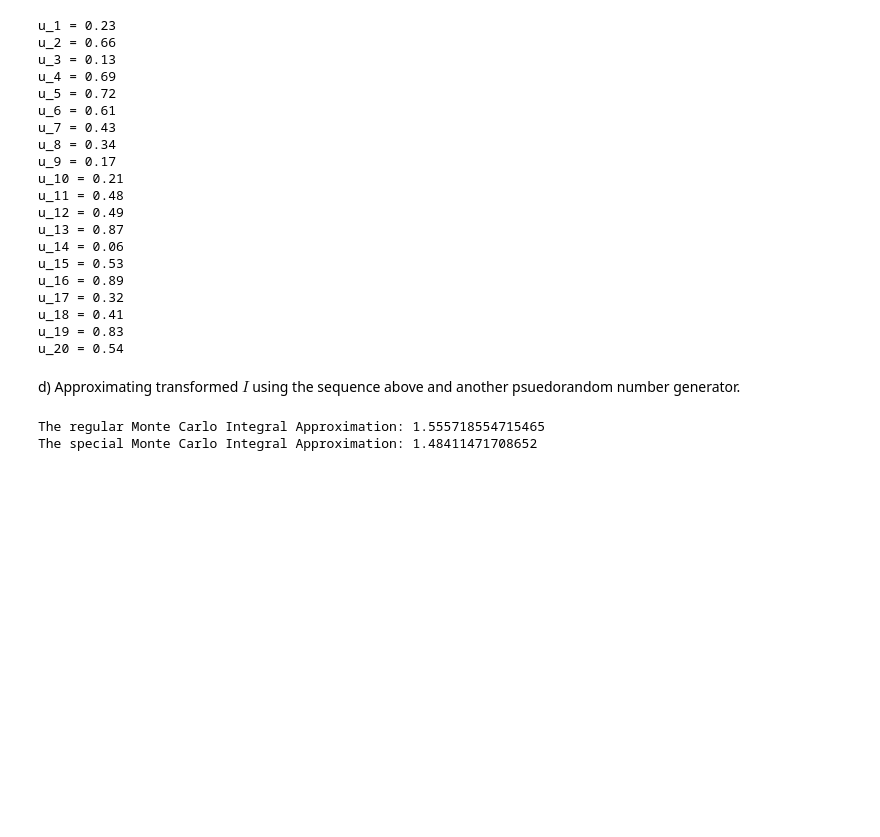
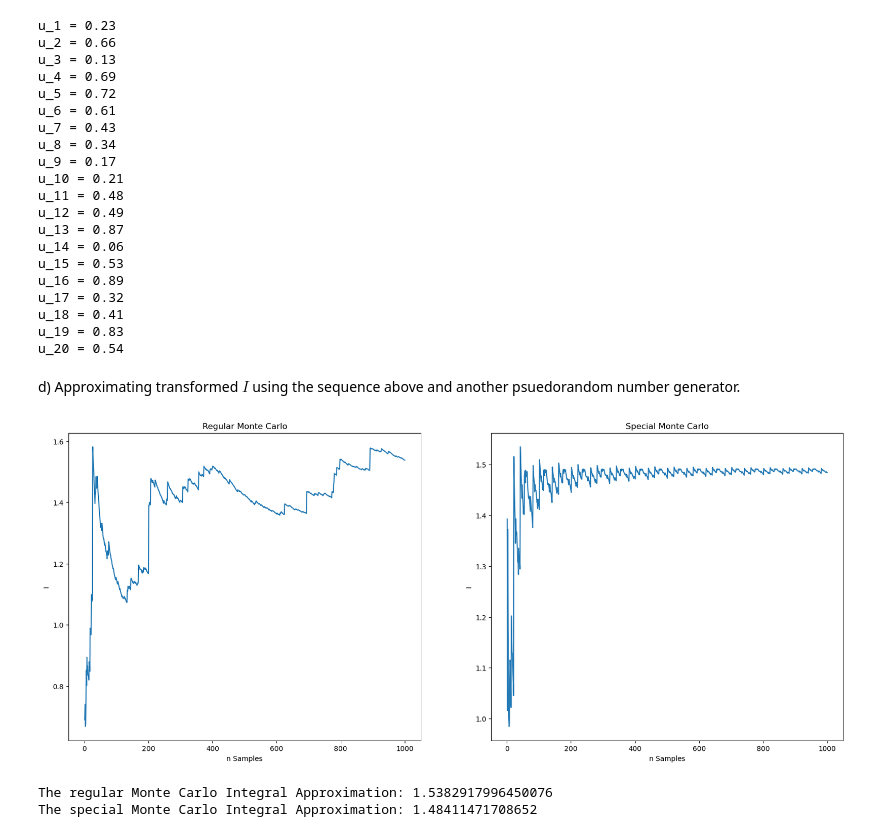
Before and after one commit to kallefrisk/Schoolwork, a Jupyter notebook: Python/MonteCarloMethods/problem1.ipynb, the cells around one changed output. Saved outputs shown, nothing was run; the diff lists cells and outputs as text; code cells hidden in the pictures; blank space fills up the shorter version.

```diff
--- a/Python/MonteCarloMethods/problem1.ipynb
+++ b/Python/MonteCarloMethods/problem1.ipynb
@@ -63,32 +63,52 @@ u_20 = 0.54
 d) Approximating transformed $I$ using the sequence above and another psuedorandom number generator.
 # %%
 import numpy as np
+from matplotlib import pyplot as plt
 import random
 
 def integrand(y):
 	return 1/(y + y**(2-np.sqrt(2))*np.sqrt(2)**(np.sqrt(2)-1))
 
 N = 1000
 
 # Create the special random vector
 x = np.zeros((N, 1))
 x[0] = 23
 x[1] = 66
 for i in range(2, N):
 	x[i] = (3*x[i-1] + 5*x[i-2])%100
 x /= 100
 
 # Perform the Integral Approximations
-I = 0
-I_prime = 0
+I = np.zeros((N, 1))
+I_values = np.zeros((N, 1))
+I_prime = np.zeros((N, 1))
+I_prime_values = np.zeros((N, 1))
 for n in range(N):
-	I += integrand(random.random())
-	I_prime += integrand(x[n][0])
-I /= N
-I_prime /= N
+	I_values[n] = integrand(random.random())
+	I[n] = np.sum(I_values)/(n + 1)
+	I_prime_values[n] = integrand(x[n][0])
+	I_prime[n] = np.sum(I_prime_values)/(n + 1)
 
-print(f"The regular Monte Carlo Integral Approximation: {I}")
-print(f"The special Monte Carlo Integral Approximation: {I_prime}")
+plt.figure(1, [20, 8])
+
+plt.subplot(1, 2, 1)
+plt.plot(np.linspace(1, N, N), I)
+plt.title("Regular Monte Carlo")
+plt.xlabel("n Samples")
+plt.ylabel("Approximation")
+
+plt.subplot(1, 2, 2)
+plt.plot(np.linspace(1, N, N), I_prime)
+plt.title("Special Monte Carlo")
+plt.xlabel("n Samples")
+plt.ylabel("Approximation")
+
+plt.show()
+
+print(f"The regular Monte Carlo Integral Approximation: {I[-1][0]}")
+print(f"The special Monte Carlo Integral Approximation: {I_prime[-1][0]}")
 # %% [output]
+[figure, added]
-The regular Monte Carlo Integral Approximation: 1.555718554715465
+The regular Monte Carlo Integral Approximation: 1.5382917996450076
 The special Monte Carlo Integral Approximation: 1.48411471708652
```
